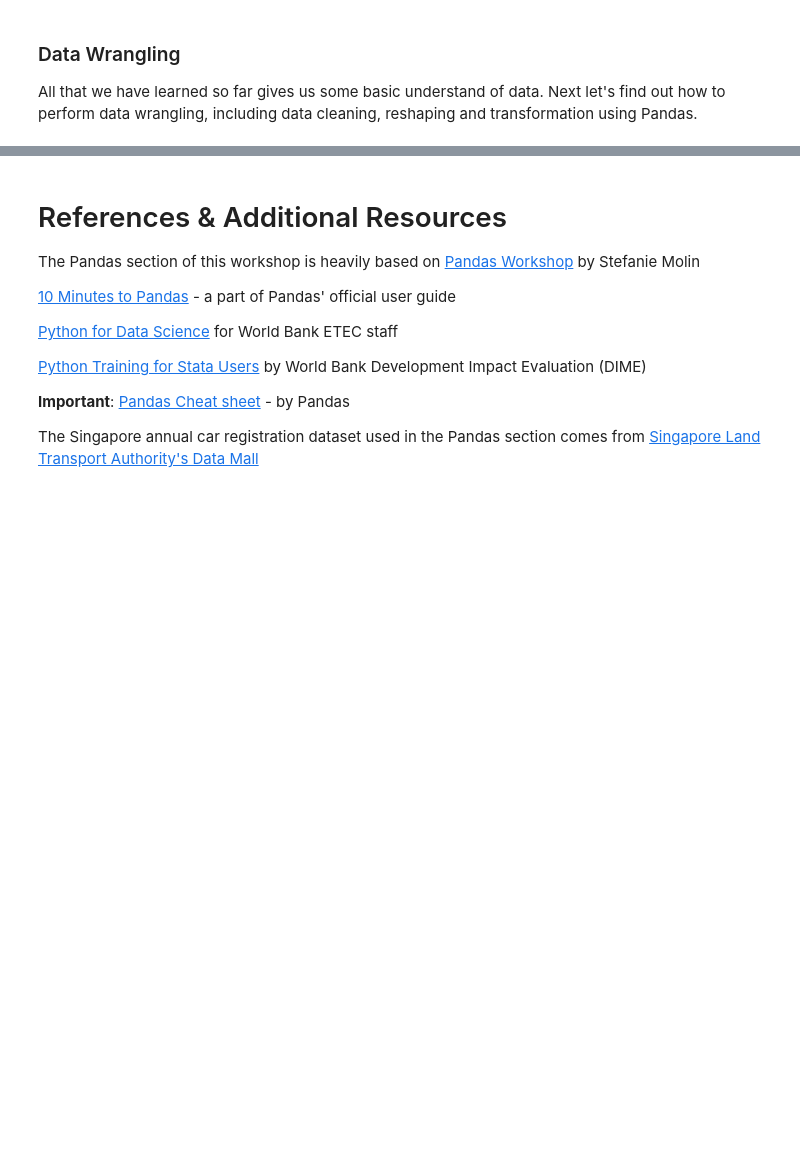
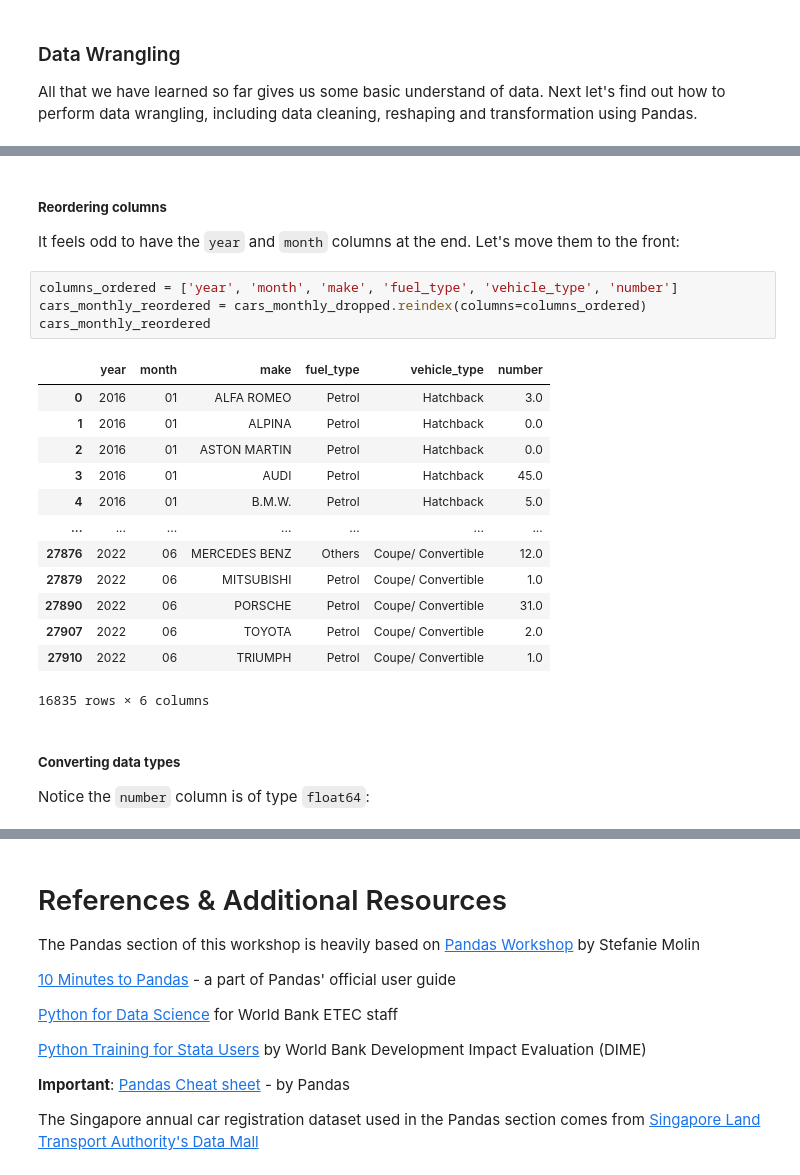
Before and after one commit to worldbank/dec-python-course, a Jupyter notebook: 1-foundations/3-numpy-and-pandas/foundations-s3.ipynb, the cells around one changed output, grey strips where cells are left out. Drawn from its saved outputs; the diff is of its cells as text; blank space fills up the shorter version.

```diff
--- a/1-foundations/3-numpy-and-pandas/foundations-s3.ipynb
+++ b/1-foundations/3-numpy-and-pandas/foundations-s3.ipynb
@@ -994,0 +1117,26 @@ All that we have learned so far gives us some basic understand of data. Next let
+# %% [markdown]
+##### **Reordering columns**
+
+It feels odd to have the `year` and `month` columns at the end. Let's move them to the front:
+# %%
+columns_ordered = ['year', 'month', 'make', 'fuel_type', 'vehicle_type', 'number']
+cars_monthly_reordered = cars_monthly_dropped.reindex(columns=columns_ordered)
+cars_monthly_reordered
+# %% [output]
+|  | year | month | make | fuel_type | vehicle_type | number |
+| 0 | 2016 | 01 | ALFA ROMEO | Petrol | Hatchback | 3.0 |
+| 1 | 2016 | 01 | ALPINA | Petrol | Hatchback | 0.0 |
+| 2 | 2016 | 01 | ASTON MARTIN | Petrol | Hatchback | 0.0 |
+| 3 | 2016 | 01 | AUDI | Petrol | Hatchback | 45.0 |
+| 4 | 2016 | 01 | B.M.W. | Petrol | Hatchback | 5.0 |
+| ... | ... | ... | ... | ... | ... | ... |
+| 27876 | 2022 | 06 | MERCEDES BENZ | Others | Coupe/ Convertible | 12.0 |
+| 27879 | 2022 | 06 | MITSUBISHI | Petrol | Coupe/ Convertible | 1.0 |
+| 27890 | 2022 | 06 | PORSCHE | Petrol | Coupe/ Convertible | 31.0 |
+| 27907 | 2022 | 06 | TOYOTA | Petrol | Coupe/ Convertible | 2.0 |
+| 27910 | 2022 | 06 | TRIUMPH | Petrol | Coupe/ Convertible | 1.0 |
+16835 rows × 6 columns
+# %% [markdown]
+##### **Converting data types**
+
+Notice the `number` column is of type `float64`:
```
Also changed, not shown: parts of 29 cells of this notebook.
